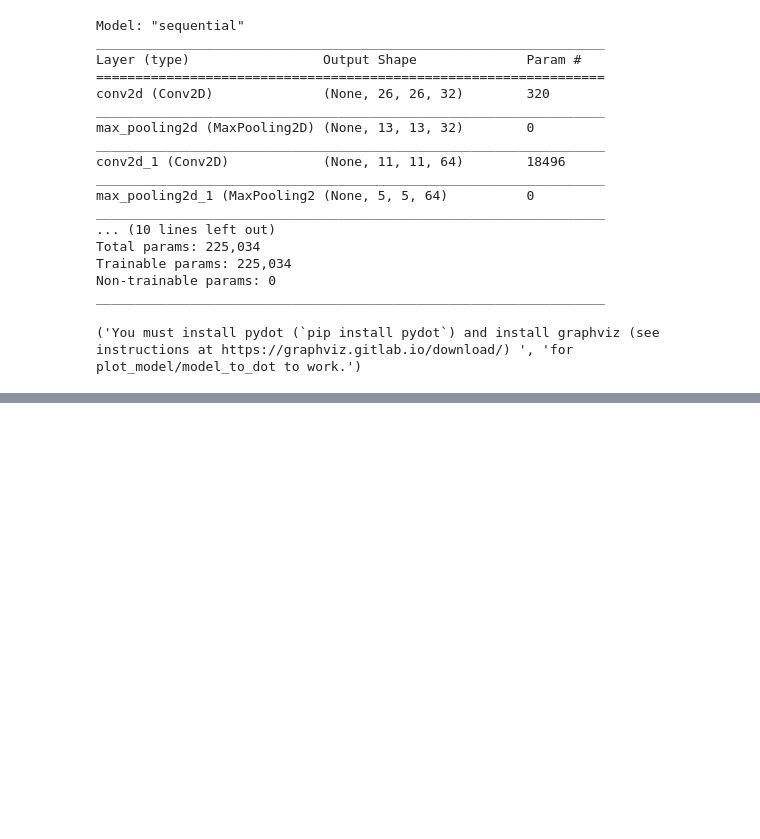
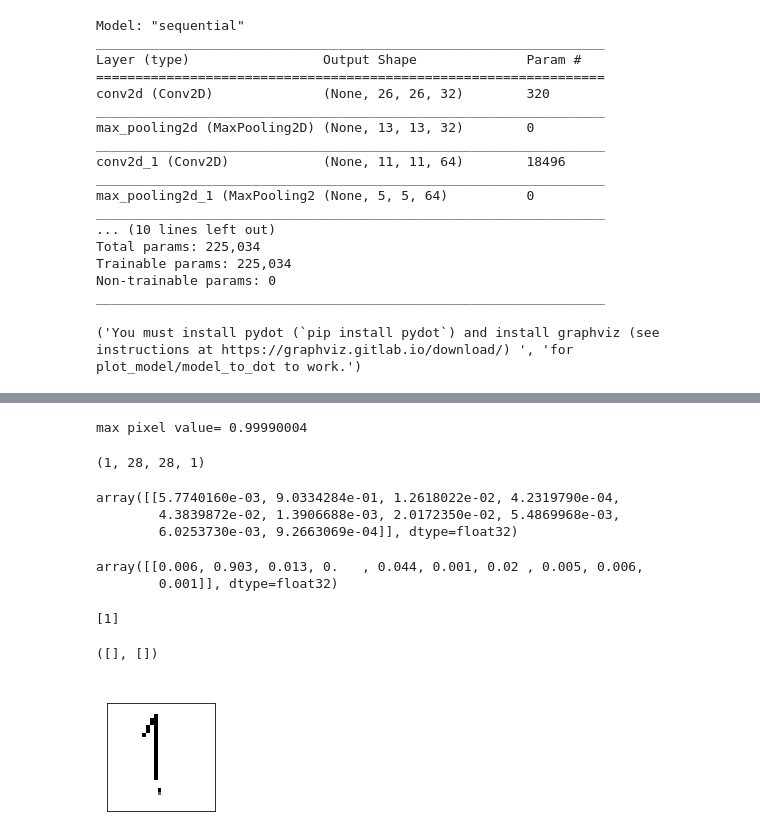
Before and after one commit to Abdulhakim-Maha/Machine-Learning, a Jupyter notebook: workshop/Convolutional_Neural_Network/workshop_7_digit_recognition.ipynb, the cells around one changed output, grey strips where cells are left out. Drawn from its saved outputs; the diff is of its cells as text; code cells hidden in the pictures; blank space fills up the shorter version.

```diff
--- a/workshop/Convolutional_Neural_Network/workshop_7_digit_recognition.ipynb
+++ b/workshop/Convolutional_Neural_Network/workshop_7_digit_recognition.ipynb
@@ -283,0 +388,38 @@ plt.show()
+# %%
+img = img / 255.0
+print('max pixel value=', np.max(img))
+# %% [output]
+max pixel value= 0.99990004
+# %%
+img = np.expand_dims(img, axis=0) # จัดให้อยู่ในรูปแบบ batch_size ,w, h, channel
+# %%
+img.shape
+# %% [output]
+(1, 28, 28, 1)
+# %%
+y_pred = model.predict(img)
+# %%
+y_pred
+# %% [output]
+array([[5.7740160e-03, 9.0334284e-01, 1.2618022e-02, 4.2319790e-04,
+        4.3839872e-02, 1.3906688e-03, 2.0172350e-02, 5.4869968e-03,
+        6.0253730e-03, 9.2663069e-04]], dtype=float32)
+# %%
+y_pred.round(3)
+# %% [output]
+array([[0.006, 0.903, 0.013, 0.   , 0.044, 0.001, 0.02 , 0.005, 0.006,
+        0.001]], dtype=float32)
+# %%
+predicted = np.argmax(y_pred, -1)  # -1 == axis =1
+print(predicted)
+# %% [output]
+[1]
+# %%
+plt.figure(figsize=(2, 2))
+plt.imshow(img[0], cmap=plt.cm.gray_r)
+plt.title('Predicted:{}'.format(predicted[0]), c='w')
+plt.xticks([])
+plt.yticks([])
+# %% [output]
+([], [])
+[figure, added]
```
Also changed, not shown: parts of 28 cells of this notebook, 6 other files.
